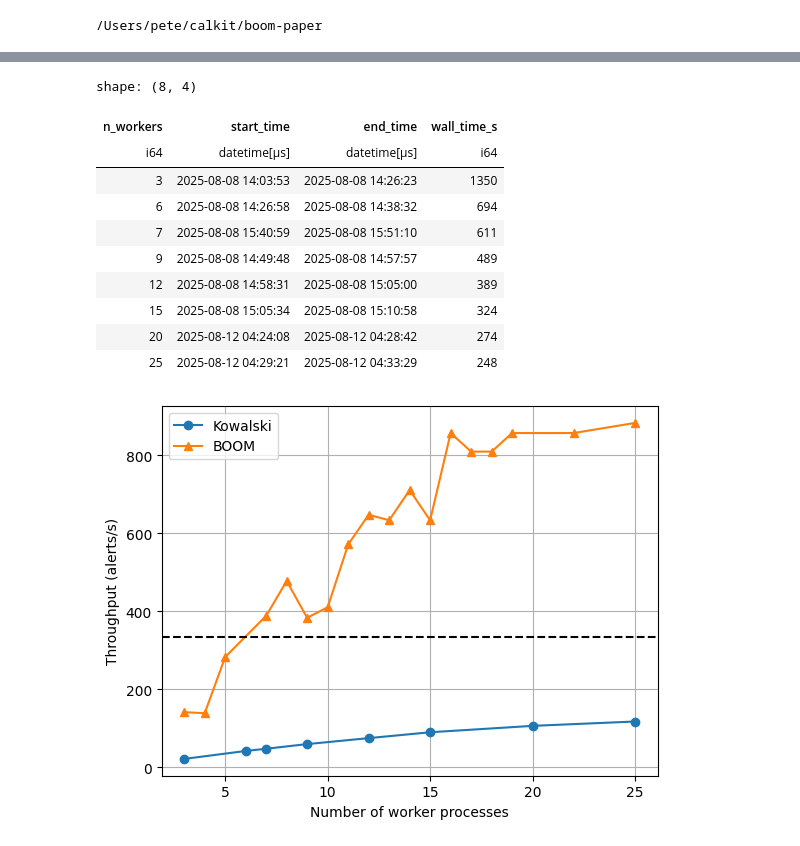
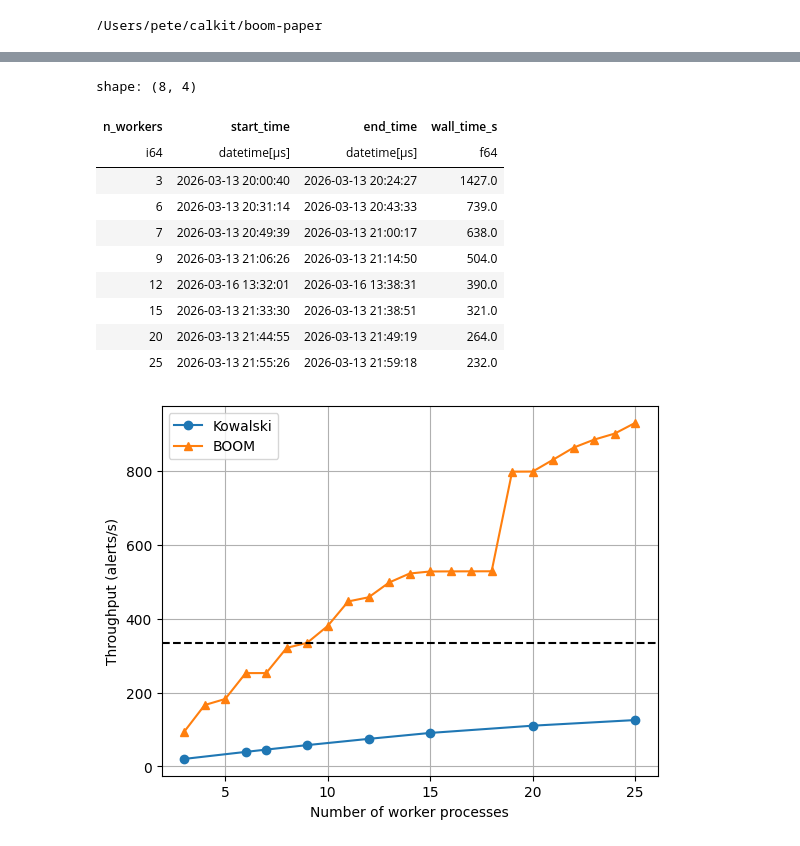
Before and after one commit to boom-astro/boom-paper, a Jupyter notebook: .calkit/notebooks/executed/notebooks/analyze-logs.ipynb, the cells around one changed output, grey strips where cells are left out. Drawn from its saved outputs; the diff is of its cells as text; code cells hidden in the pictures.

```diff
--- a/.calkit/notebooks/executed/notebooks/analyze-logs.ipynb
+++ b/.calkit/notebooks/executed/notebooks/analyze-logs.ipynb
@@ -40,7 +40,7 @@ for vals in vals_product:
     current_params = dict(zip(param_names, vals))
     boom_config = (
         f"na={current_params['n_alert_workers']}-"
-        f"nml={current_params['n_ml_workers']}-"
+        f"ne={current_params['n_enrichment_workers']}-"
         f"nf={current_params['n_filter_workers']}"
     )
     boom_consumer_log_fpath = f"logs/boom-{boom_config}/consumer.log"
@@ -67,9 +67,10 @@ for vals in vals_product:
     results_boom.append(current_params)
 
 df_boom = pl.DataFrame(results_boom).with_columns(
-    (pl.col("end_time") - pl.col("start_time"))
-    .dt.total_seconds()
-    .alias("wall_time_s")
+    (
+        (pl.col("end_time") - pl.col("start_time")).dt.total_microseconds()
+        / 1e6
+    ).alias("wall_time_s")
 )
 
 # Kowalski only has one parameter name, so we don't need the product
@@ -102,9 +103,10 @@ for val in param_vals:
     results_kowalski.append(res)
 
 df_kowalski = pl.DataFrame(results_kowalski).with_columns(
-    (pl.col("end_time") - pl.col("start_time"))
-    .dt.total_seconds()
-    .alias("wall_time_s")
+    (
+        (pl.col("end_time") - pl.col("start_time")).dt.total_microseconds()
+        / 1e6
+    ).alias("wall_time_s")
 )
 
 # Write results to file for later analysis
@@ -116,7 +118,7 @@ df_kowalski.write_csv("results/kowalski.csv")
 boom_wall_time = (
     df_boom.filter(
         (pl.col("n_alert_workers") == 3)
-        & (pl.col("n_ml_workers") == 3)
+        & (pl.col("n_enrichment_workers") == 3)
         & (pl.col("n_filter_workers") == 1)
     )
     .select("wall_time_s")
@@ -135,4 +137,4 @@ BOOM throughput factor: 8.1
 # %%
-pl.Config.set_tbl_rows(50)
+pl.Config.set_tbl_rows(100)
 df_boom
 # %% [output]
@@ -160,15 +162,15 @@ df_kowalski
 # %% [output]
 shape: (8, 4)
 | n_workers | start_time | end_time | wall_time_s |
-| i64 | datetime[μs] | datetime[μs] | i64 |
-| 3 | 2025-08-08 14:03:53 | 2025-08-08 14:26:23 | 1350 |
-| 6 | 2025-08-08 14:26:58 | 2025-08-08 14:38:32 | 694 |
-| 7 | 2025-08-08 15:40:59 | 2025-08-08 15:51:10 | 611 |
-| 9 | 2025-08-08 14:49:48 | 2025-08-08 14:57:57 | 489 |
-| 12 | 2025-08-08 14:58:31 | 2025-08-08 15:05:00 | 389 |
-| 15 | 2025-08-08 15:05:34 | 2025-08-08 15:10:58 | 324 |
-| 20 | 2025-08-12 04:24:08 | 2025-08-12 04:28:42 | 274 |
-| 25 | 2025-08-12 04:29:21 | 2025-08-12 04:33:29 | 248 |
+| i64 | datetime[μs] | datetime[μs] | f64 |
+| 3 | 2026-03-13 20:00:40 | 2026-03-13 20:24:27 | 1427.0 |
+| 6 | 2026-03-13 20:31:14 | 2026-03-13 20:43:33 | 739.0 |
+| 7 | 2026-03-13 20:49:39 | 2026-03-13 21:00:17 | 638.0 |
+| 9 | 2026-03-13 21:06:26 | 2026-03-13 21:14:50 | 504.0 |
+| 12 | 2026-03-16 13:32:01 | 2026-03-16 13:38:31 | 390.0 |
+| 15 | 2026-03-13 21:33:30 | 2026-03-13 21:38:51 | 321.0 |
+| 20 | 2026-03-13 21:44:55 | 2026-03-13 21:49:19 | 264.0 |
+| 25 | 2026-03-13 21:55:26 | 2026-03-13 21:59:18 | 232.0 |
 # %%
 # Plot scaling
 import os
@@ -184,32 +186,32 @@ fig1, ax = plt.subplots()
 ax.plot(df_kowalski["n_workers"], alerts_per_second, marker="o")
 ax.set_xlabel("Number of worker processes")
 ax.set_ylabel("Throughput (alerts/s)")
 
 # Now add BOOM
 # For a given worker sum, select the highest normalized throughput, i.e.,
 # group by n_workers and select the max throughput
 df_boom = df_boom.with_columns(
     n_workers=(
         pl.col("n_alert_workers")
-        + pl.col("n_ml_workers")
+        + pl.col("n_enrichment_workers")
         + pl.col("n_filter_workers")
     ),
     alerts_per_second=(n_alerts / pl.col("wall_time_s")),
 )
 df_boom_max = (
     df_boom.group_by("n_workers")
     .agg(max_throughput=pl.col("alerts_per_second").max())
     .sort("n_workers")
 )
 
 ax.plot(df_boom_max["n_workers"], df_boom_max["max_throughput"], marker="^")
 ax.legend(labels=["Kowalski", "BOOM"])
 ax.grid()
 
 # Add the Rubin throughput as a dashed line
 rubin_throughput = 10_000 / 30
 ax.axhline(rubin_throughput, linestyle="dashed", color="black")
 os.makedirs("paper/figures", exist_ok=True)
 fig1.savefig("paper/figures/scaling.pdf")
 # %% [output]
-[figure, old version]
+[figure, new version]
```
Also changed, not shown: parts of 6 cells of this notebook, 52 other files.
